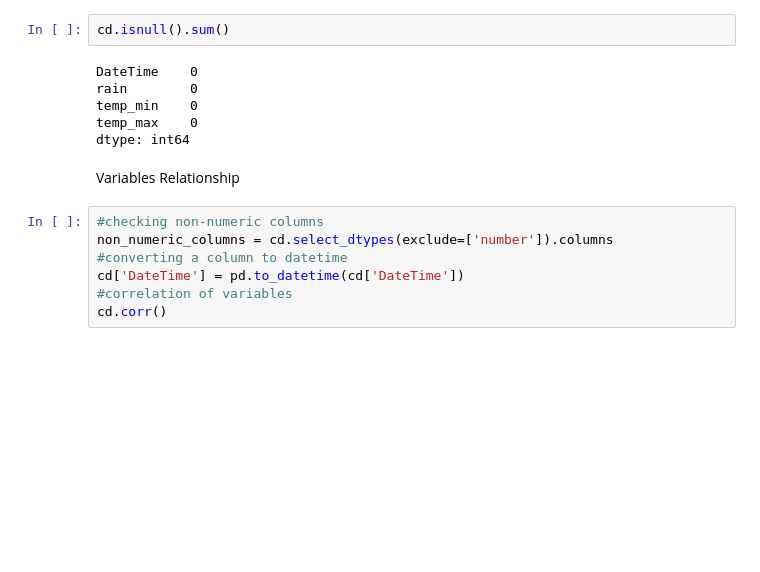
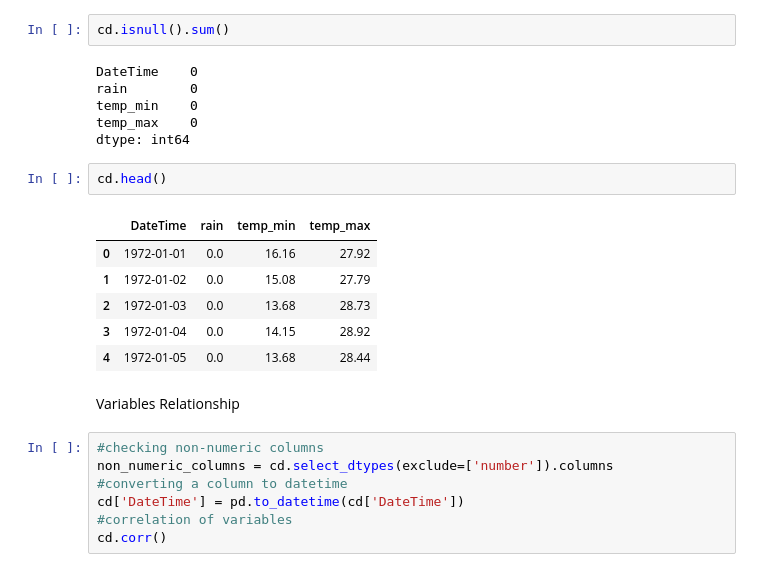
Before and after one commit to harishkodidela/Data-Science-Project, a Jupyter notebook: Precipitation_Pred.ipynb, the cells around one changed output. Cells and saved outputs as stored; diff of their text form; blank space fills up the shorter version.

```diff
--- a/Precipitation_Pred.ipynb
+++ b/Precipitation_Pred.ipynb
@@ -37,6 +37,15 @@ rain        0
 temp_min    0
 temp_max    0
 dtype: int64
+# %%
+cd.head()
+# %% [output]
+|  | DateTime | rain | temp_min | temp_max |
+| 0 | 1972-01-01 | 0.0 | 16.16 | 27.92 |
+| 1 | 1972-01-02 | 0.0 | 15.08 | 27.79 |
+| 2 | 1972-01-03 | 0.0 | 13.68 | 28.73 |
+| 3 | 1972-01-04 | 0.0 | 14.15 | 28.92 |
+| 4 | 1972-01-05 | 0.0 | 13.68 | 28.44 |
 # %% [markdown]
 Variables Relationship
 # %%
```
Also changed, not shown: parts of 5 cells of this notebook.
